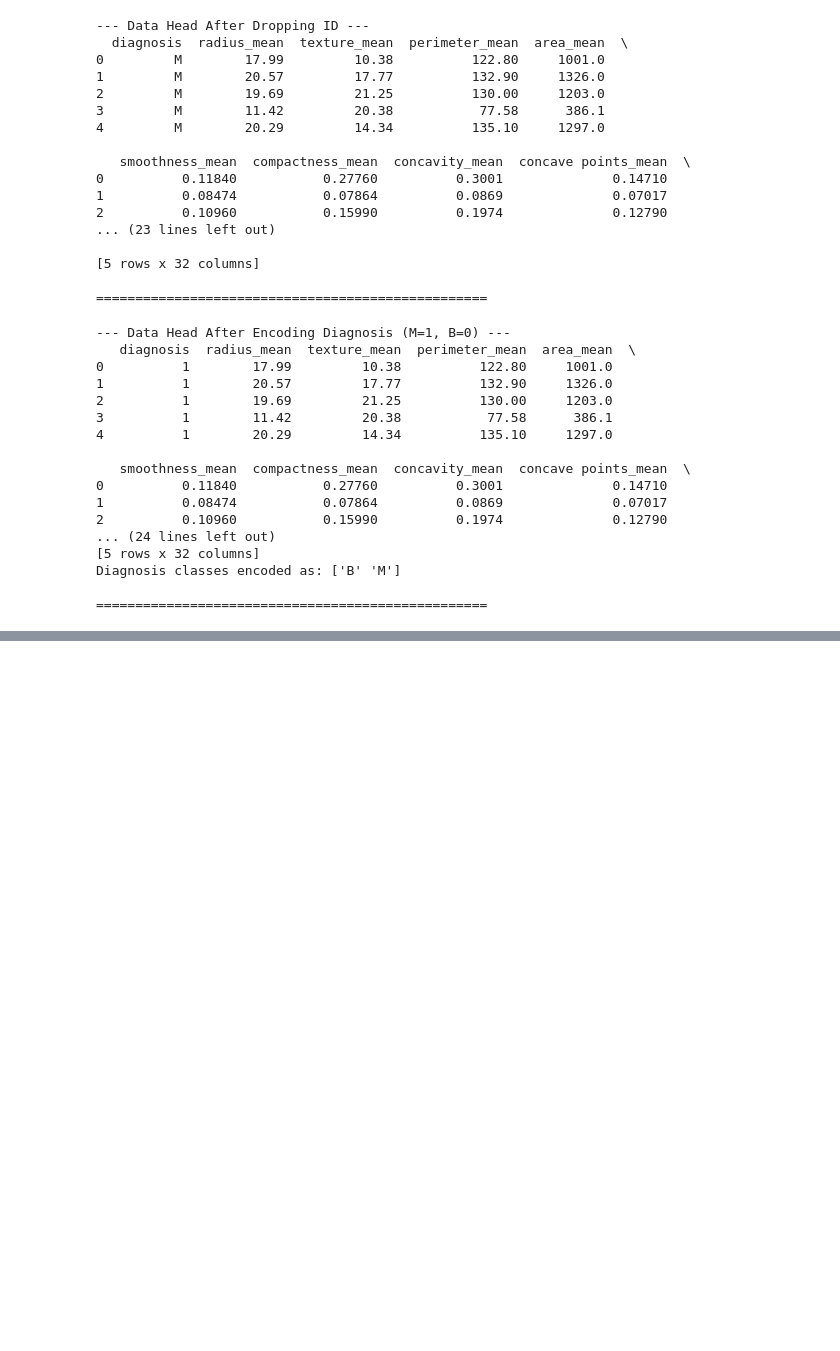
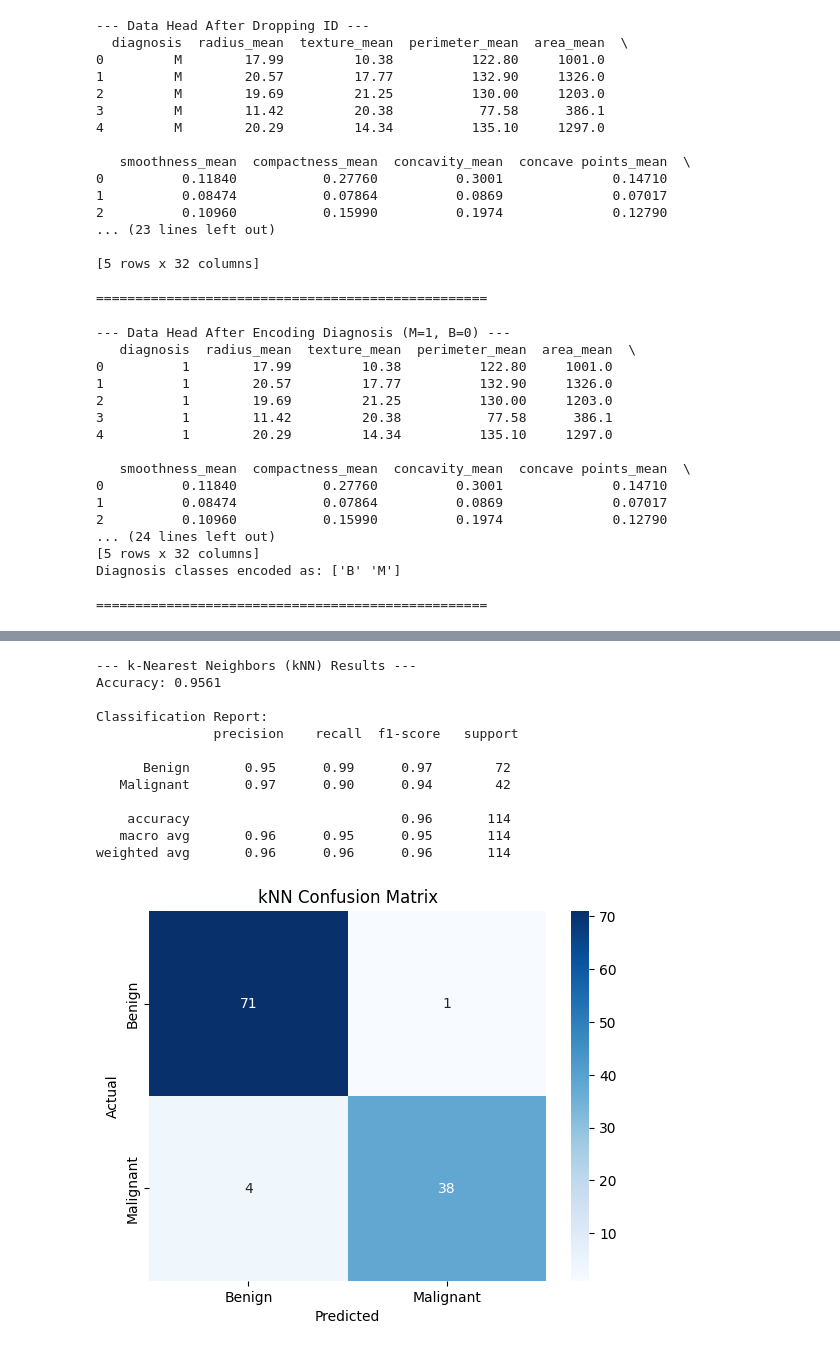
Before and after one commit to spacelord16/breast-cancer-detection-DM-project-, a Jupyter notebook: notebooks/initial_eda.ipynb, the cells around one changed output, grey strips where cells are left out. Saved outputs shown, nothing was run; the diff lists cells and outputs as text; code cells hidden in the pictures; blank space fills up the shorter version.

```diff
--- a/notebooks/initial_eda.ipynb
+++ b/notebooks/initial_eda.ipynb
@@ -273,0 +314,32 @@ Preprocessing complete. The data is now ready for model training.
+# %%
+# --- Model 2: k-Nearest Neighbors (kNN) ---
+print("\n--- k-Nearest Neighbors (kNN) Results ---")
+knn = KNeighborsClassifier(n_neighbors=5)
+knn.fit(X_train_scaled, y_train)
+y_pred_knn = knn.predict(X_test_scaled)
+
+# Evaluate performance
+print(f"Accuracy: {accuracy_score(y_test, y_pred_knn):.4f}\n")
+print("Classification Report:\n", classification_report(y_test, y_pred_knn, target_names=['Benign', 'Malignant']))
+
+# Visualize the Confusion Matrix
+cm_knn = confusion_matrix(y_test, y_pred_knn)
+sns.heatmap(cm_knn, annot=True, fmt='d', cmap='Blues', xticklabels=['Benign', 'Malignant'], yticklabels=['Benign', 'Malignant'])
+plt.xlabel('Predicted')
+plt.ylabel('Actual')
+plt.title('kNN Confusion Matrix')
+plt.show()
+# %% [output]
+--- k-Nearest Neighbors (kNN) Results ---
+Accuracy: 0.9561
+
+Classification Report:
+               precision    recall  f1-score   support
+
+      Benign       0.95      0.99      0.97        72
+   Malignant       0.97      0.90      0.94        42
+
+    accuracy                           0.96       114
+   macro avg       0.96      0.95      0.95       114
+weighted avg       0.96      0.96      0.96       114
+[figure, added]
```
Also changed, not shown: parts of 5 cells of this notebook.
